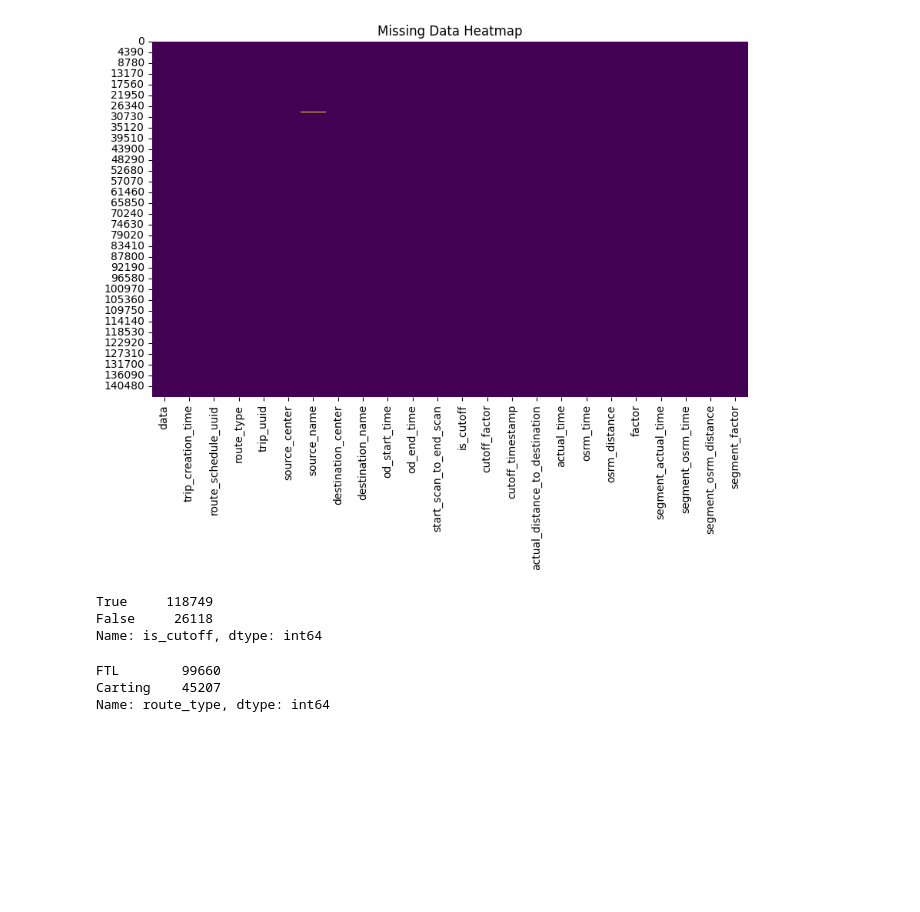
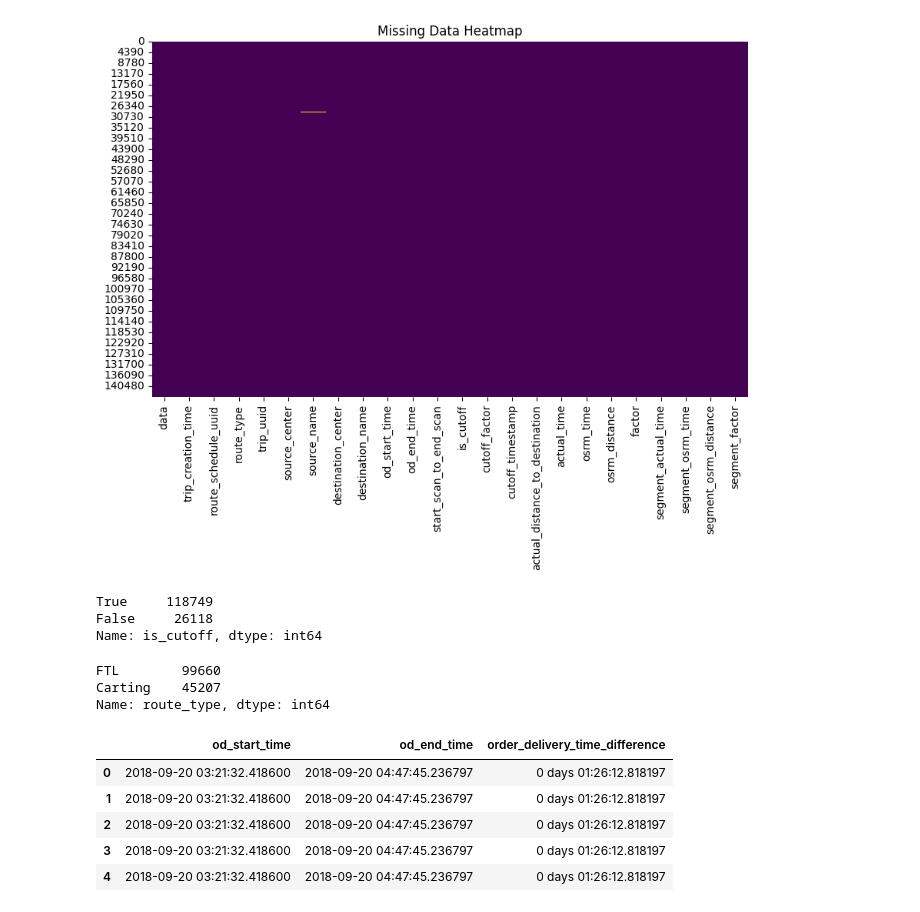
Before and after one commit to nikhilbansal23/DeliveryMarketModelling, a Jupyter notebook: Delivery_Market_Modelling.ipynb, the cells around one changed output. Cells and saved outputs as stored; diff of their text form; code cells hidden in the pictures; blank space fills up the shorter version.

```diff
--- a/Delivery_Market_Modelling.ipynb
+++ b/Delivery_Market_Modelling.ipynb
@@ -97,0 +102,9 @@ Name: route_type, dtype: int64
+# %%
+df[['od_start_time','od_end_time','order_delivery_time_difference']].head(5)
+# %% [output]
+|  | od_start_time | od_end_time | order_delivery_time_difference |
+| 0 | 2018-09-20 03:21:32.418600 | 2018-09-20 04:47:45.236797 | 0 days 01:26:12.818197 |
+| 1 | 2018-09-20 03:21:32.418600 | 2018-09-20 04:47:45.236797 | 0 days 01:26:12.818197 |
+| 2 | 2018-09-20 03:21:32.418600 | 2018-09-20 04:47:45.236797 | 0 days 01:26:12.818197 |
+| 3 | 2018-09-20 03:21:32.418600 | 2018-09-20 04:47:45.236797 | 0 days 01:26:12.818197 |
+| 4 | 2018-09-20 03:21:32.418600 | 2018-09-20 04:47:45.236797 | 0 days 01:26:12.818197 |
```
Also changed, not shown: parts of 13 cells of this notebook.
